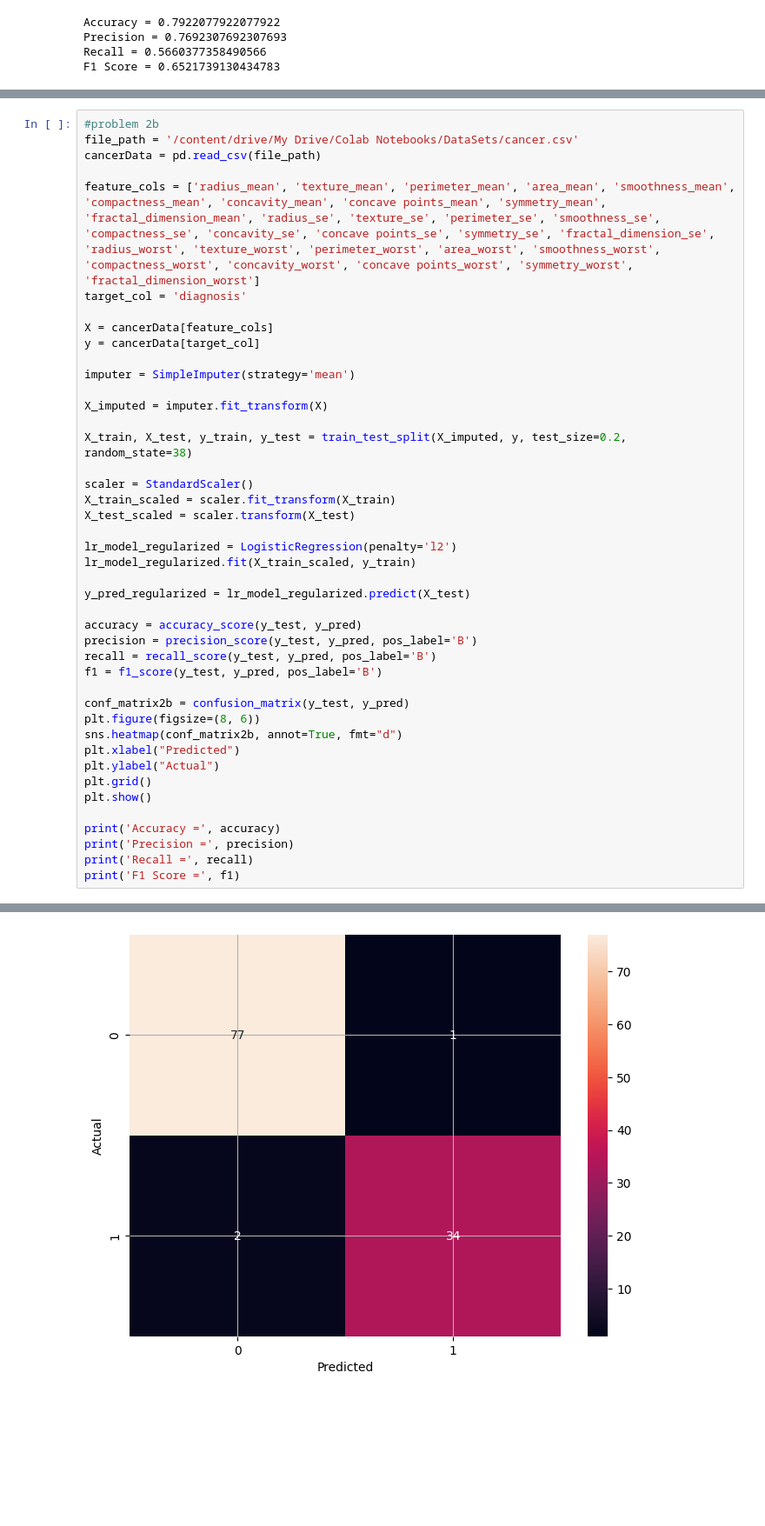
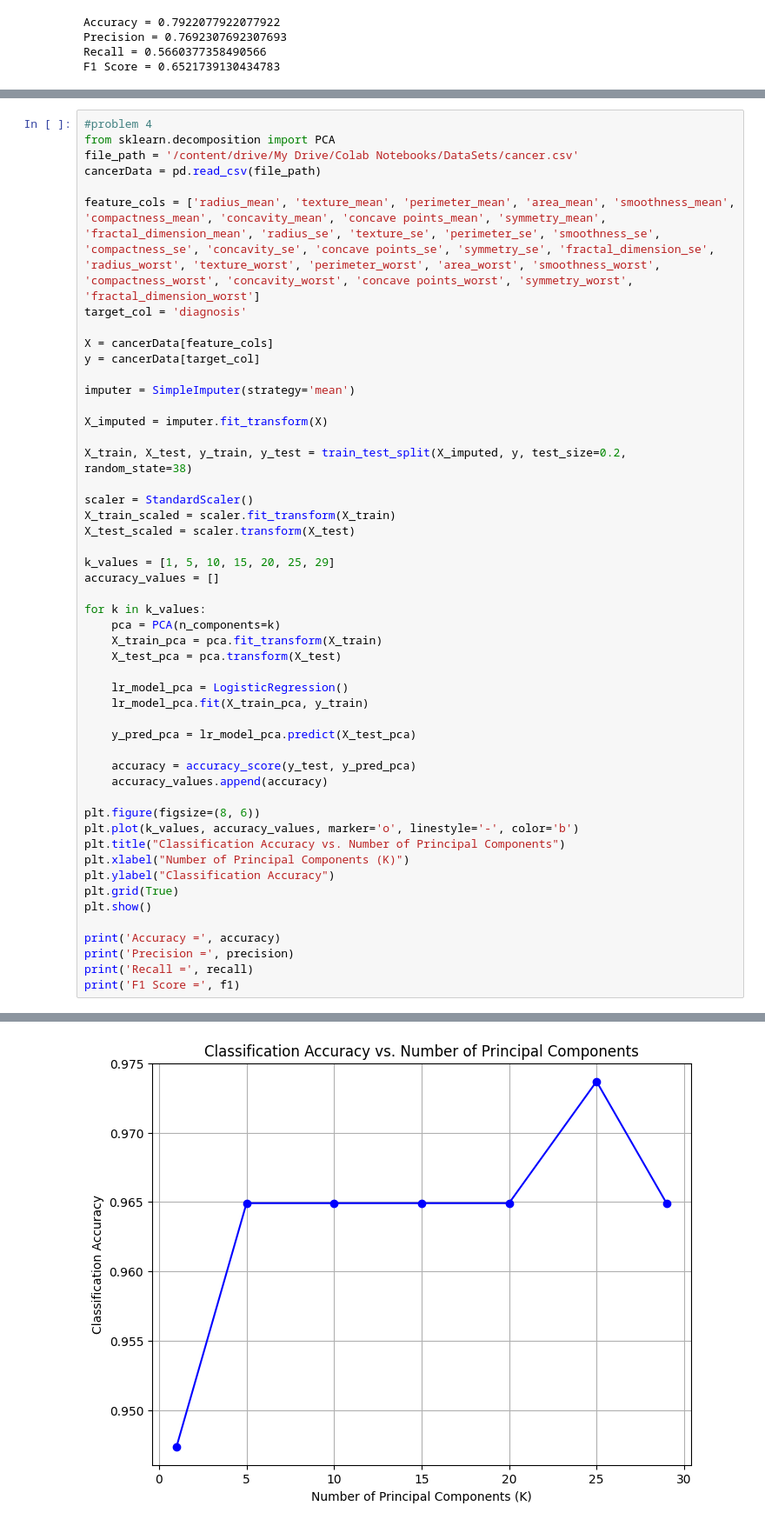
Before and after one commit to HLaw18/4105, a Jupyter notebook: HW3_4105.ipynb, the cells around one changed output, grey strips where cells are left out. Shown at 87% size. Drawn from its saved outputs; the diff is of its cells as text; blank space fills up the shorter version.

```diff
--- a/HW3_4105.ipynb
+++ b/HW3_4105.ipynb
@@ -113,5 +212,6 @@ F1 Score = 0.980891719745223
 # %%
-#problem 2b
+#problem 4
+from sklearn.decomposition import PCA
 file_path = '/content/drive/My Drive/Colab Notebooks/DataSets/cancer.csv'
 cancerData = pd.read_csv(file_path)
 
@@ -131,22 +231,28 @@ scaler = StandardScaler()
 X_train_scaled = scaler.fit_transform(X_train)
 X_test_scaled = scaler.transform(X_test)
 
-lr_model_regularized = LogisticRegression(penalty='l2')
-lr_model_regularized.fit(X_train_scaled, y_train)
+k_values = [1, 5, 10, 15, 20, 25, 29]
+accuracy_values = []
 
-y_pred_regularized = lr_model_regularized.predict(X_test)
+for k in k_values:
+    pca = PCA(n_components=k)
+    X_train_pca = pca.fit_transform(X_train)
+    X_test_pca = pca.transform(X_test)
 
-accuracy = accuracy_score(y_test, y_pred)
-precision = precision_score(y_test, y_pred, pos_label='B')
-recall = recall_score(y_test, y_pred, pos_label='B')
-f1 = f1_score(y_test, y_pred, pos_label='B')
+    lr_model_pca = LogisticRegression()
+    lr_model_pca.fit(X_train_pca, y_train)
 
-conf_matrix2b = confusion_matrix(y_test, y_pred)
+    y_pred_pca = lr_model_pca.predict(X_test_pca)
+
+    accuracy = accuracy_score(y_test, y_pred_pca)
+    accuracy_values.append(accuracy)
+
 plt.figure(figsize=(8, 6))
-sns.heatmap(conf_matrix2b, annot=True, fmt="d")
-plt.xlabel("Predicted")
-plt.ylabel("Actual")
-plt.grid()
+plt.plot(k_values, accuracy_values, marker='o', linestyle='-', color='b')
+plt.title("Classification Accuracy vs. Number of Principal Components")
+plt.xlabel("Number of Principal Components (K)")
+plt.ylabel("Classification Accuracy")
+plt.grid(True)
 plt.show()
 
 print('Accuracy =', accuracy)
@@ -157 +280 @@ print('F1 Score =', f1)
-[figure, old version]
+[figure, new version]
```
Also changed, not shown: parts of 7 cells of this notebook.
